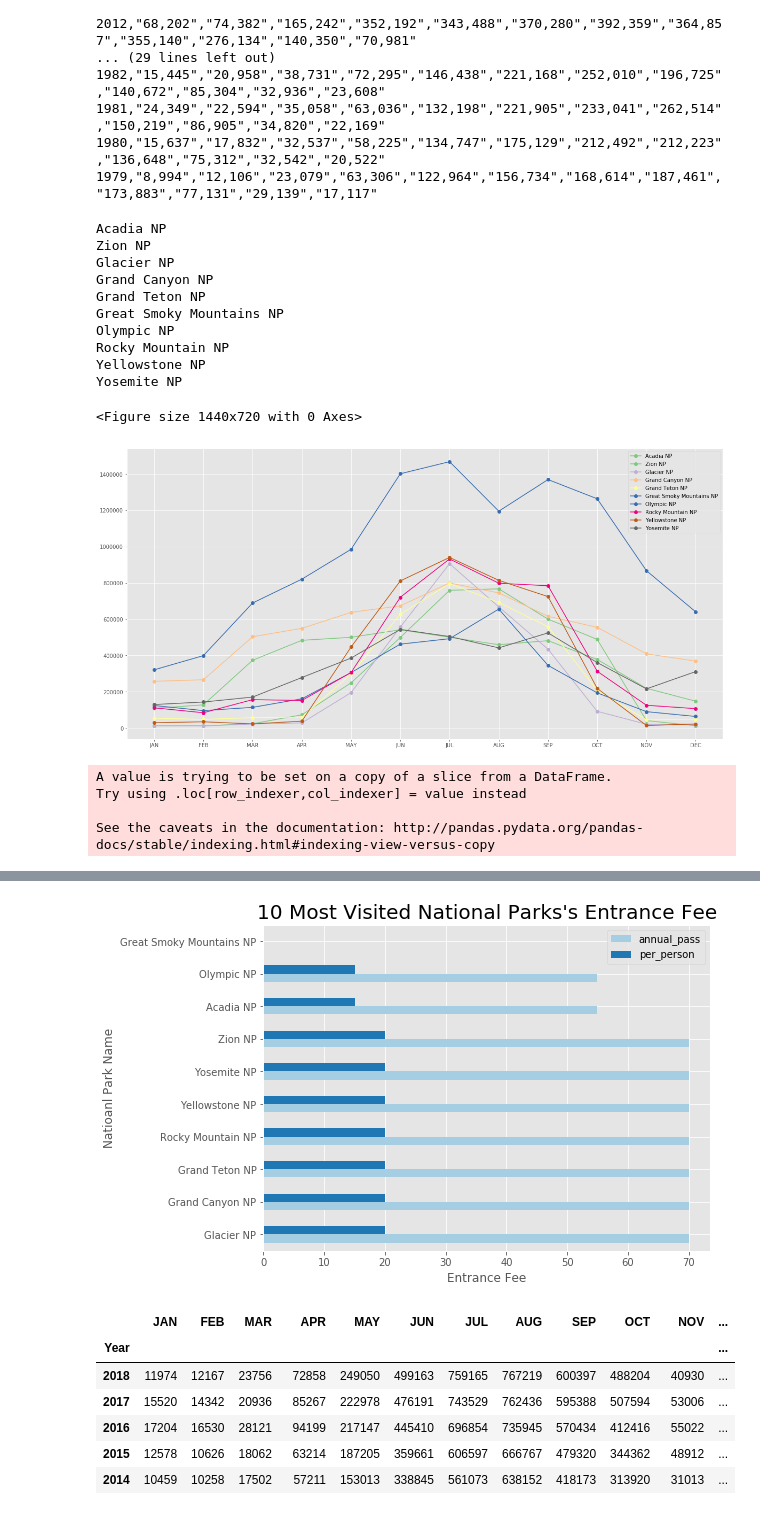
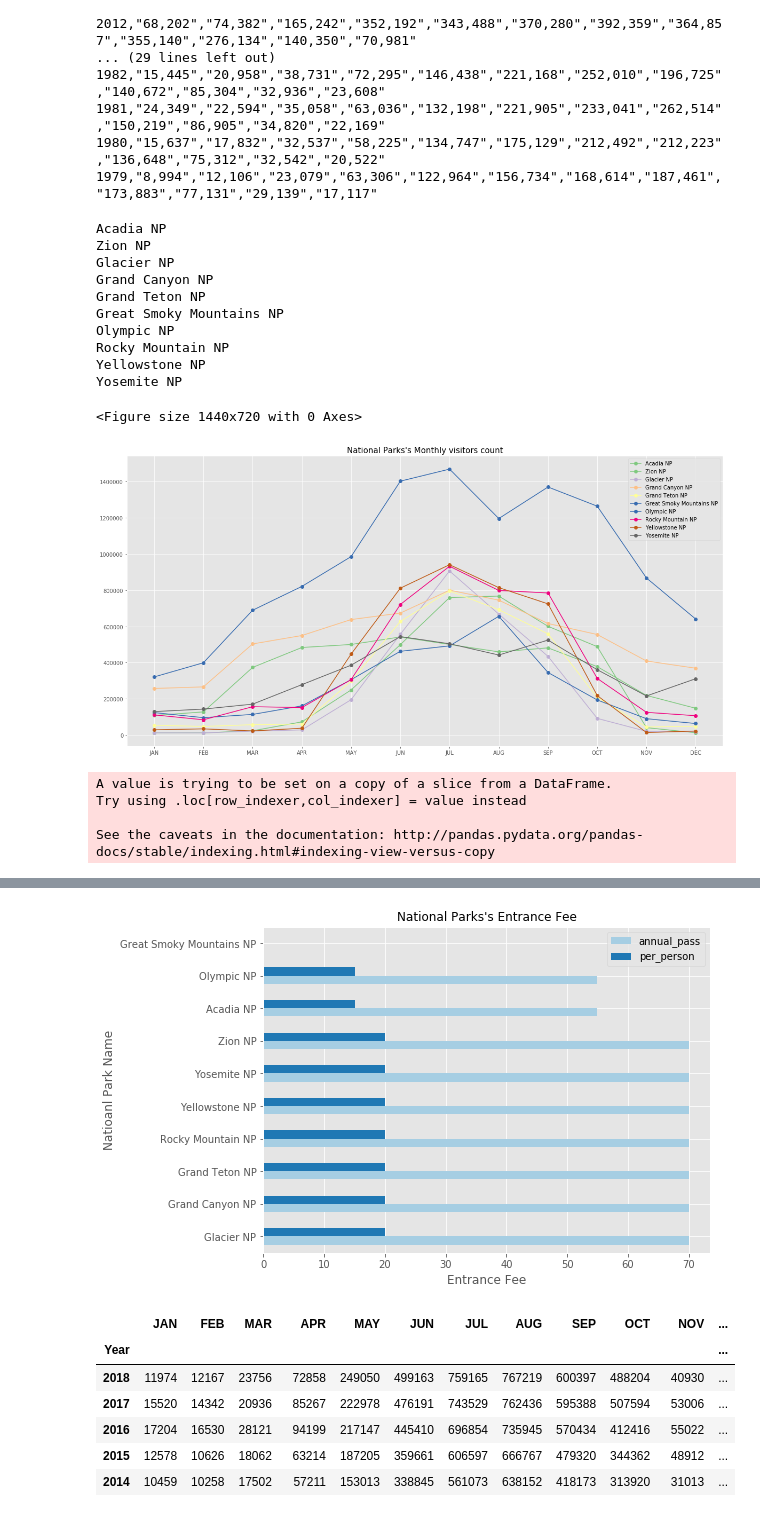
Before and after one commit to hayley01145553/WebScrapingProject, a Jupyter notebook: Web_Scrapy_Project_20180721_0400.ipynb, the cells around one changed output, grey strips where cells are left out. Drawn from its saved outputs; the diff is of its cells as text; code cells hidden in the pictures.

```diff
--- a/Web_Scrapy_Project_20180721_0400.ipynb
+++ b/Web_Scrapy_Project_20180721_0400.ipynb
@@ -194,6 +199,7 @@ fig = plt.figure(figsize=(20,10))
 ax = fig.add_subplot(111)
 ax.set_prop_cycle('color', [cm(1.*i/num_colors) for i in range(num_colors)])
 
+ax.set_title("National Parks's Monthly visitors count", fontsize=15)
 
 for i,df_np_name in enumerate(df_np_names):
     for col_name in df_np_name.columns:
@@ -219,7 +225,7 @@ Rocky Mountain NP
 Yellowstone NP
 Yosemite NP
 <Figure size 1440x720 with 0 Axes>
-[figure, old version]
+[figure, new version]
 # %%
 test = df_AcadiaNP_visitors.set_index('Year').T
 #test.reset_index()
@@ -306,7 +312,7 @@ plot_top10_np_fee = top10_df_np_fee.plot(kind='barh',figsize=(8,6), color=plt.cm
 
 #op10_df_np_fee= top10_df_np_fee['visits_number'].plot(kind='bar',stacked=True,figsize=(10,7), color=plt.cm.Paired(np.arange(len(df_top10_visitors))));
 
-plot_top10_np_fee.set_title("10 Most Visited National Parks's Entrance Fee", fontsize=20)
+plot_top10_np_fee.set_title("National Parks's Entrance Fee", fontsize=12)
 
 ## x axis label
 plot_top10_np_fee.set_xlabel("Entrance Fee")
@@ -346,34 +352,34 @@ plot_top10_visitors= df_top10_visitors['visits_number'].plot(kind='bar',stacked=
 
 plot_top10_visitors.set_title("10 Most Visited National Parks in 2018", fontsize=20)
 
 ## x axis label
 plot_top10_visitors.set_xlabel("Natioanl Park Name")
 
 # y axis label
 plot_top10_visitors.set_ylabel("Visitors")
 plot_top10_visitors.set_yticks(np.arange(0, 12000000, step=1000000))
 '''
 
 
 top10_df_np_fee
 # %% [output]
 A value is trying to be set on a copy of a slice from a DataFrame.
 Try using .loc[row_indexer,col_indexer] = value instead
 
 See the caveats in the documentation: http://pandas.pydata.org/pandas-docs/stable/indexing.html#indexing-view-versus-copy
 |  | annual_pass | per_motorcycle | per_person | per_vehicle | time | tmp |
 | park_name |  |  |  |  |  |  |
 | Glacier NP | 70 | $30 | 20 | $35 | 20181231 | 20181231 |
 | Grand Canyon NP | 70 | $30 | 20 | $35 | 20181231 | 20181231 |
 | Grand Teton NP | 70 | $30 | 20 | $35 | 20181231 | 20181231 |
 | Rocky Mountain NP | 70 | $30 | 20 | $35 | 20181231 | 20181231 |
 | Yellowstone NP | 70 | $30 | 20 | $35 | 20181231 | 20181231 |
 | Yosemite NP | 70 | $30 | 20 | $35 | 20181231 | 20181231 |
 | Zion NP | 70 | $30 | 20 | $35 | 20181231 | 20181231 |
 | Acadia NP | 55 | $25 | 15 | $30 | 20181231 | 20181231 |
 | Olympic NP | 55 | $25 | 15 | $30 | 20181231 | 20181231 |
 | Great Smoky Mountains NP | 0 | 0 | 0 | 0 | 20181231 | 20181231 |
-[figure, old version]
+[figure, new version]
 # %%
 #data cleansing
 
```
Also changed, not shown: parts of 2 cells of this notebook, 2 other files.
